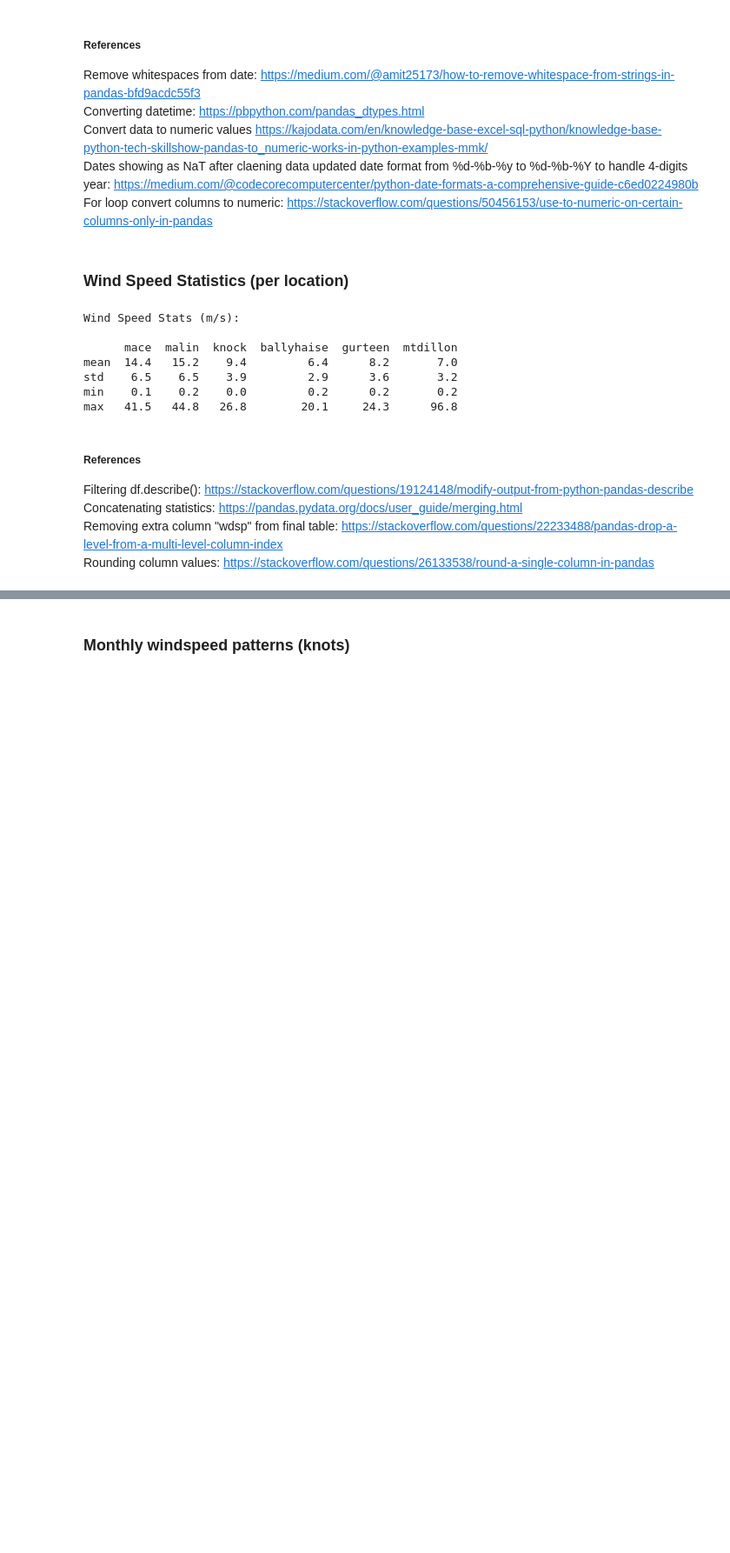
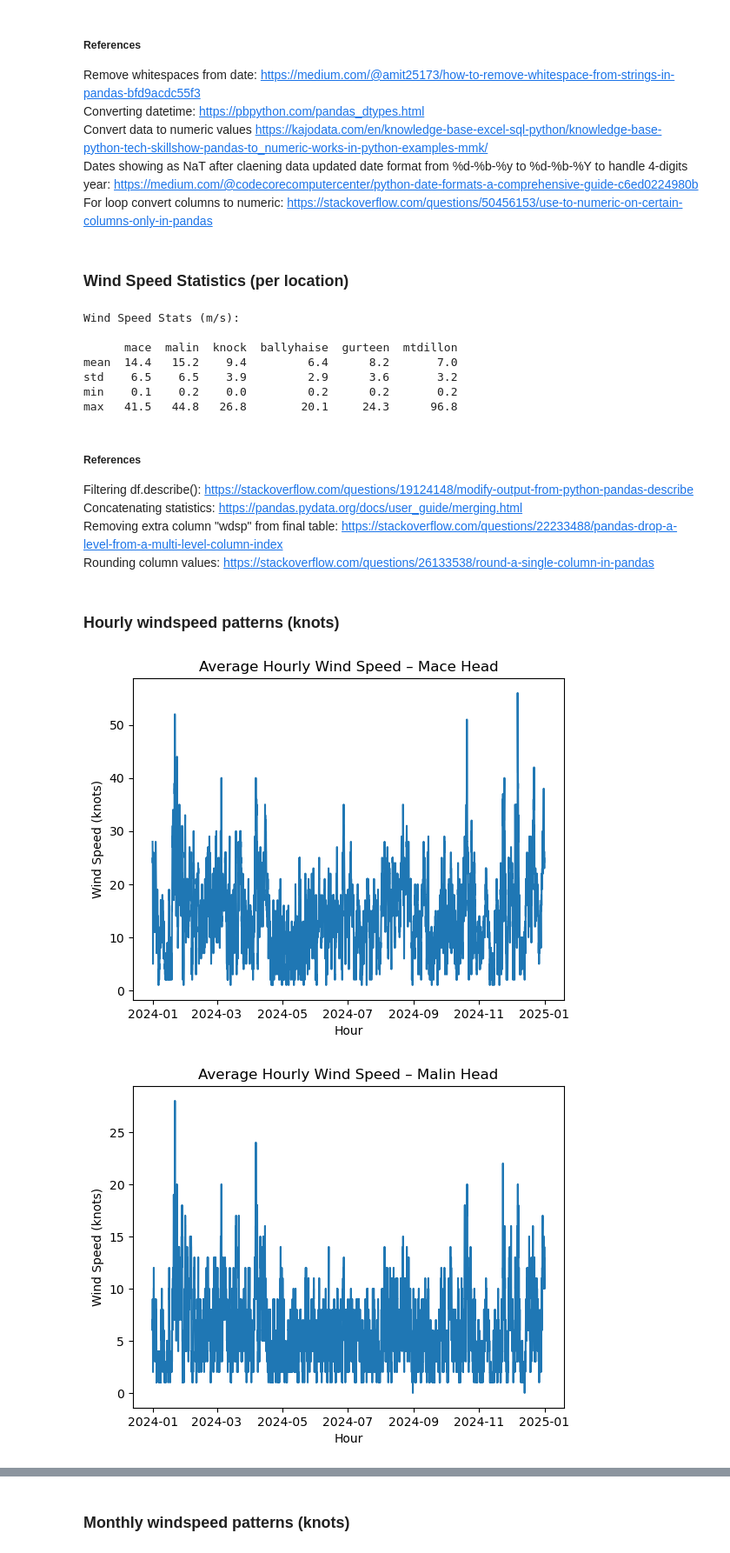
Before and after one commit to vanelyraa/programming-for-data-analytics, a Jupyter notebook: project/project.ipynb, the cells around one changed output, grey strips where cells are left out. Shown at 87% size. Cells and saved outputs as stored; diff of their text form; code cells hidden in the pictures; blank space fills up the shorter version.

```diff
--- a/project/project.ipynb
+++ b/project/project.ipynb
@@ -216,3 +215,38 @@ Filtering df.describe(): https://stackoverflow.com/questions/19124148/modify-out
 Concatenating statistics: https://pandas.pydata.org/docs/user_guide/merging.html
 Removing extra column "wdsp" from final table: https://stackoverflow.com/questions/22233488/pandas-drop-a-level-from-a-multi-level-column-index
 Rounding column values: https://stackoverflow.com/questions/26133538/round-a-single-column-in-pandas
+# %% [markdown]
+### Hourly windspeed patterns (knots)
+# %%
+# Name of stations labels
+all_stations_hly = ["mace_hly", "ballyhaise_hly", "gurteen_hly", "mtdillon_hly","malin_hly", "knock_hly"]
+labels = ["Mace Head", "Malin Head", "Ireland West Knock Airport", "Ballyhaise", "Gurteen", "Mount Dillon"]
+
+# Loop through stations
+for i in range(len(all_stations_hly)): #Loop throught the length of the data, number of times to loop through
+    station = all_stations_hly[i] # Get the weather station at a determined position, first loop will fetch data from position 0 and so on
+    label = labels[i] # Same as above but with labels
+
+     # Filtering data from year 2000 and on
+    df_2024 = df_weather_hly[station][df_weather_hly[station]["date"].dt.year == 2024]
+
+    # Grouping data and windspeed and calculating mean yearly windspeed
+    hourly_mean = df_2024.groupby(df_2024["date"])["wdsp"].mean()
+
+
+    # Ploting lines
+    plt.plot(hourly_mean, label=label)
+
+    # Printstatement for testing
+    # print(monthly_mean)
+
+    # Adding legend, title, and axis labels
+    #plt.legend(loc='upper center', bbox_to_anchor=(0.5, -0.05),fancybox=True, shadow=True, ncol=5)
+    plt.title(f"Average Hourly Wind Speed – {label}")
+    plt.xlabel("Hour")
+    plt.ylabel("Wind Speed (knots)")
+
+    plt.show()
+# %% [output]
+[figure, added]
+[figure, added]
```
Also changed, not shown: parts of 8 cells of this notebook, 1 other file.
